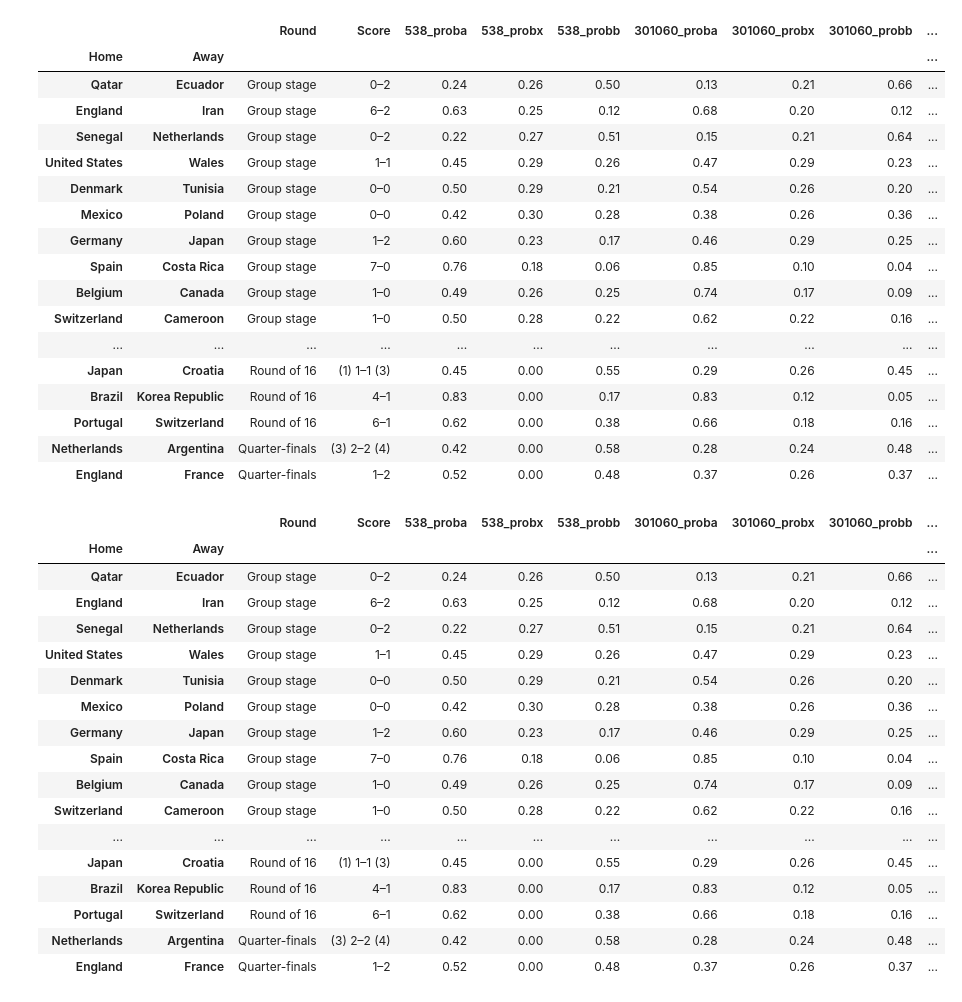
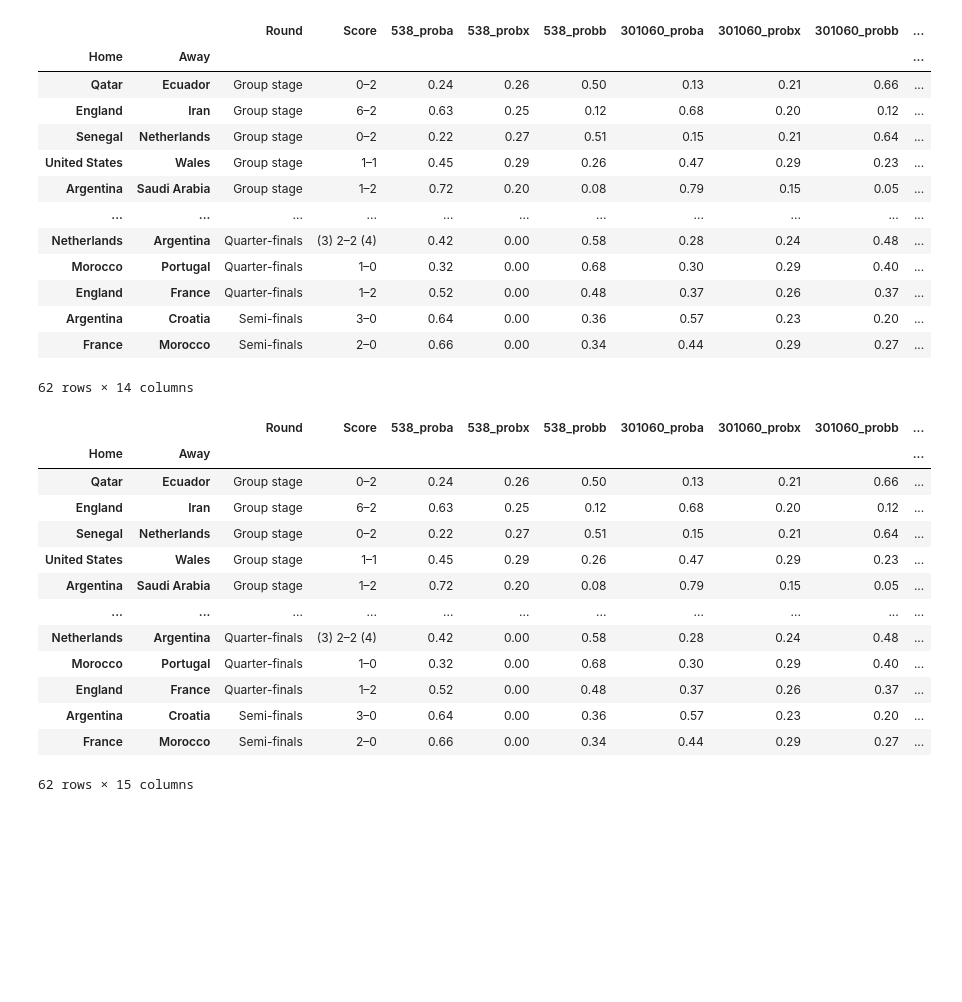
Before and after one commit to seppo0010/analisis-predicciones-mundial-2022, a Jupyter notebook: apuestas.ipynb, the cells around one changed output. Drawn from its saved outputs; the diff is of its cells as text; code cells hidden in the pictures; blank space fills up the shorter version.

```diff
--- a/apuestas.ipynb
+++ b/apuestas.ipynb
@@ -59,48 +59,43 @@ names = {
     'Canada': 'can',
     'Costa Rica': 'cos',
     'Ghana': 'gha',
     'Serbia': 'ser',
 }
 
 def read_oddspedia(f):
     with open(f'oddspedia/{f}.json', 'r') as fp:
         data = json.loads(fp.read())['data']['prematch'][0]['periods'][0]['odds']
     series = {}
     for row in data:
         if row['bookie_slug'] != 'bet365': continue
         p1, p2, p3 = 1/float(row['o1']), 1/float(row['o2']), 1/float(row['o3'])
         series[f'{row["bookie_slug"]}_proba'] = p1/(p1+p2+p3)
         series[f'{row["bookie_slug"]}_probx'] = p2/(p1+p2+p3)
         series[f'{row["bookie_slug"]}_probb'] = p3/(p1+p2+p3)
         series[f'{row["bookie_slug"]}_paya'] = float(row['o1'])
         series[f'{row["bookie_slug"]}_payx'] = float(row['o2'])
         series[f'{row["bookie_slug"]}_payb'] = float(row['o3'])
     return pd.Series(series)
 
 oddspedia = results.apply(lambda row: read_oddspedia(f'{names[row.name[0]]}-{names[row.name[1]]}'), axis=1)
-df = results.join(fivethirtyeight).join(m301060).join(oddspedia.dropna(axis=1))
-df = df.drop(['Croatia', 'Morocco'])
-df = df.drop(['Argentina', 'France'])
+df = results.join(fivethirtyeight).join(m301060).join(oddspedia.dropna(axis=1)).reset_index()
+df = df.drop([62, 63]).set_index(['Home', 'Away'])
 df
 # %% [output]
 |  |  | Round | Score | 538_proba | 538_probx | 538_probb | 301060_proba | 301060_probx | 301060_probb | ... |
 | Home | Away |  |  |  |  |  |  |  |  | ... |
 | Qatar | Ecuador | Group stage | 0–2 | 0.24 | 0.26 | 0.50 | 0.13 | 0.21 | 0.66 | ... |
 | England | Iran | Group stage | 6–2 | 0.63 | 0.25 | 0.12 | 0.68 | 0.20 | 0.12 | ... |
 | Senegal | Netherlands | Group stage | 0–2 | 0.22 | 0.27 | 0.51 | 0.15 | 0.21 | 0.64 | ... |
 | United States | Wales | Group stage | 1–1 | 0.45 | 0.29 | 0.26 | 0.47 | 0.29 | 0.23 | ... |
-| Denmark | Tunisia | Group stage | 0–0 | 0.50 | 0.29 | 0.21 | 0.54 | 0.26 | 0.20 | ... |
-| Mexico | Poland | Group stage | 0–0 | 0.42 | 0.30 | 0.28 | 0.38 | 0.26 | 0.36 | ... |
-| Germany | Japan | Group stage | 1–2 | 0.60 | 0.23 | 0.17 | 0.46 | 0.29 | 0.25 | ... |
-| Spain | Costa Rica | Group stage | 7–0 | 0.76 | 0.18 | 0.06 | 0.85 | 0.10 | 0.04 | ... |
-| Belgium | Canada | Group stage | 1–0 | 0.49 | 0.26 | 0.25 | 0.74 | 0.17 | 0.09 | ... |
-| Switzerland | Cameroon | Group stage | 1–0 | 0.50 | 0.28 | 0.22 | 0.62 | 0.22 | 0.16 | ... |
+| Argentina | Saudi Arabia | Group stage | 1–2 | 0.72 | 0.20 | 0.08 | 0.79 | 0.15 | 0.05 | ... |
 | ... | ... | ... | ... | ... | ... | ... | ... | ... | ... | ... |
-| Japan | Croatia | Round of 16 | (1) 1–1 (3) | 0.45 | 0.00 | 0.55 | 0.29 | 0.26 | 0.45 | ... |
-| Brazil | Korea Republic | Round of 16 | 4–1 | 0.83 | 0.00 | 0.17 | 0.83 | 0.12 | 0.05 | ... |
-| Portugal | Switzerland | Round of 16 | 6–1 | 0.62 | 0.00 | 0.38 | 0.66 | 0.18 | 0.16 | ... |
 | Netherlands | Argentina | Quarter-finals | (3) 2–2 (4) | 0.42 | 0.00 | 0.58 | 0.28 | 0.24 | 0.48 | ... |
+| Morocco | Portugal | Quarter-finals | 1–0 | 0.32 | 0.00 | 0.68 | 0.30 | 0.29 | 0.40 | ... |
 | England | France | Quarter-finals | 1–2 | 0.52 | 0.00 | 0.48 | 0.37 | 0.26 | 0.37 | ... |
+| Argentina | Croatia | Semi-finals | 3–0 | 0.64 | 0.00 | 0.36 | 0.57 | 0.23 | 0.20 | ... |
+| France | Morocco | Semi-finals | 2–0 | 0.66 | 0.00 | 0.34 | 0.44 | 0.29 | 0.27 | ... |
+62 rows × 14 columns
 # %%
 def winner(score):
     if isinstance(score, float) and np.isnan(score):
@@ -126,18 +121,14 @@ df
 | England | Iran | Group stage | 6–2 | 0.63 | 0.25 | 0.12 | 0.68 | 0.20 | 0.12 | ... |
 | Senegal | Netherlands | Group stage | 0–2 | 0.22 | 0.27 | 0.51 | 0.15 | 0.21 | 0.64 | ... |
 | United States | Wales | Group stage | 1–1 | 0.45 | 0.29 | 0.26 | 0.47 | 0.29 | 0.23 | ... |
-| Denmark | Tunisia | Group stage | 0–0 | 0.50 | 0.29 | 0.21 | 0.54 | 0.26 | 0.20 | ... |
-| Mexico | Poland | Group stage | 0–0 | 0.42 | 0.30 | 0.28 | 0.38 | 0.26 | 0.36 | ... |
-| Germany | Japan | Group stage | 1–2 | 0.60 | 0.23 | 0.17 | 0.46 | 0.29 | 0.25 | ... |
-| Spain | Costa Rica | Group stage | 7–0 | 0.76 | 0.18 | 0.06 | 0.85 | 0.10 | 0.04 | ... |
-| Belgium | Canada | Group stage | 1–0 | 0.49 | 0.26 | 0.25 | 0.74 | 0.17 | 0.09 | ... |
-| Switzerland | Cameroon | Group stage | 1–0 | 0.50 | 0.28 | 0.22 | 0.62 | 0.22 | 0.16 | ... |
+| Argentina | Saudi Arabia | Group stage | 1–2 | 0.72 | 0.20 | 0.08 | 0.79 | 0.15 | 0.05 | ... |
 | ... | ... | ... | ... | ... | ... | ... | ... | ... | ... | ... |
-| Japan | Croatia | Round of 16 | (1) 1–1 (3) | 0.45 | 0.00 | 0.55 | 0.29 | 0.26 | 0.45 | ... |
-| Brazil | Korea Republic | Round of 16 | 4–1 | 0.83 | 0.00 | 0.17 | 0.83 | 0.12 | 0.05 | ... |
-| Portugal | Switzerland | Round of 16 | 6–1 | 0.62 | 0.00 | 0.38 | 0.66 | 0.18 | 0.16 | ... |
 | Netherlands | Argentina | Quarter-finals | (3) 2–2 (4) | 0.42 | 0.00 | 0.58 | 0.28 | 0.24 | 0.48 | ... |
+| Morocco | Portugal | Quarter-finals | 1–0 | 0.32 | 0.00 | 0.68 | 0.30 | 0.29 | 0.40 | ... |
 | England | France | Quarter-finals | 1–2 | 0.52 | 0.00 | 0.48 | 0.37 | 0.26 | 0.37 | ... |
+| Argentina | Croatia | Semi-finals | 3–0 | 0.64 | 0.00 | 0.36 | 0.57 | 0.23 | 0.20 | ... |
+| France | Morocco | Semi-finals | 2–0 | 0.66 | 0.00 | 0.34 | 0.44 | 0.29 | 0.27 | ... |
+62 rows × 15 columns
 # %%
 def payout_row_301060(row):
     payout = 0.0
```
Also changed, not shown: parts of 9 cells of this notebook.
